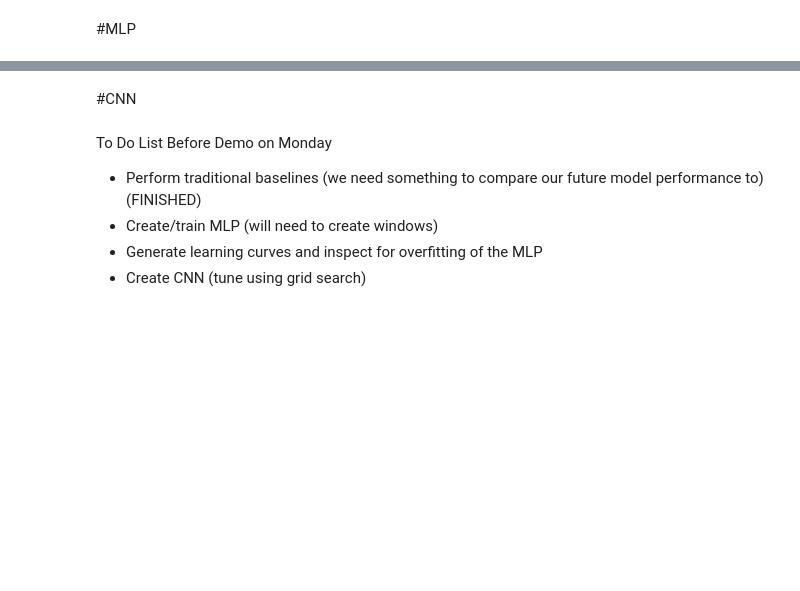
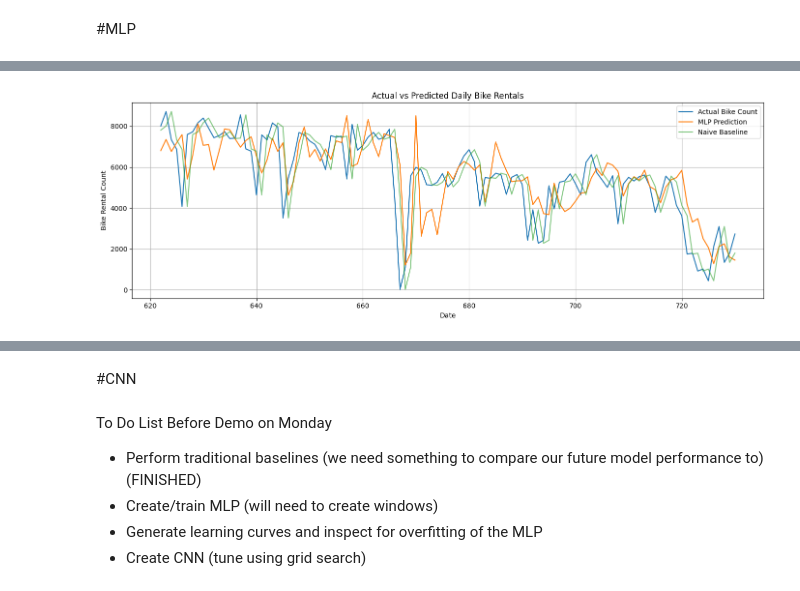
Before and after one commit to LamaAbdulal/AISE4010_Project, a Jupyter notebook: Project_Bike_Share_Capital.ipynb, the cells around one changed output, grey strips where cells are left out. Saved outputs shown, nothing was run; the diff lists cells and outputs as text; code cells hidden in the pictures; blank space fills up the shorter version.

```diff
--- a/Project_Bike_Share_Capital.ipynb
+++ b/Project_Bike_Share_Capital.ipynb
@@ -607,0 +922,29 @@ Naiv
+# %%
+
+# Convert MLP predictions back to original bike counts
+predicted_cnt = inverse_cnt(mlp_pred[:, 0])
+naive_cnt = inverse_cnt(naive_mlp[:, 0])
+
+# Dates corresponding to the test targets
+test_dates = df.index[L_mlp:][val_end_mlp:]
+
+plt.figure(figsize=(14, 5))
+
+plt.plot(test_dates, actual_cnt,
+         label='Actual Bike Count')
+
+plt.plot(test_dates, predicted_cnt,
+         label='MLP Prediction')
+
+plt.plot(test_dates, naive_cnt,
+         label='Naive Baseline', alpha=0.6)
+
+plt.title('Actual vs Predicted Daily Bike Rentals')
+plt.xlabel('Date')
+plt.ylabel('Bike Rental Count')
+plt.legend()
+plt.grid(True)
+plt.tight_layout()
+plt.show()
+# %% [output]
+[figure, added]
```
Also changed, not shown: parts of 12 cells of this notebook.
